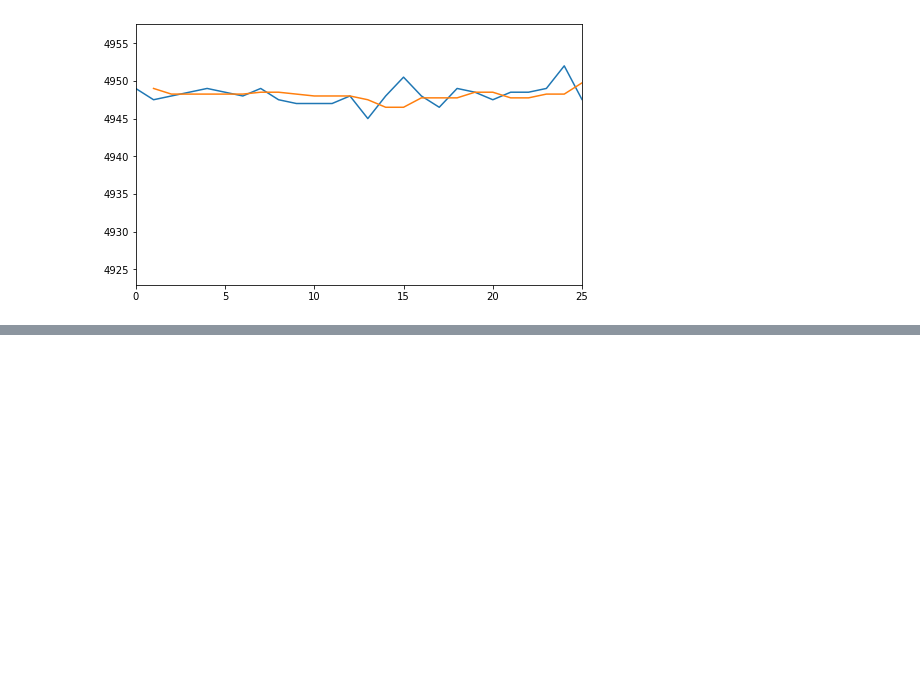
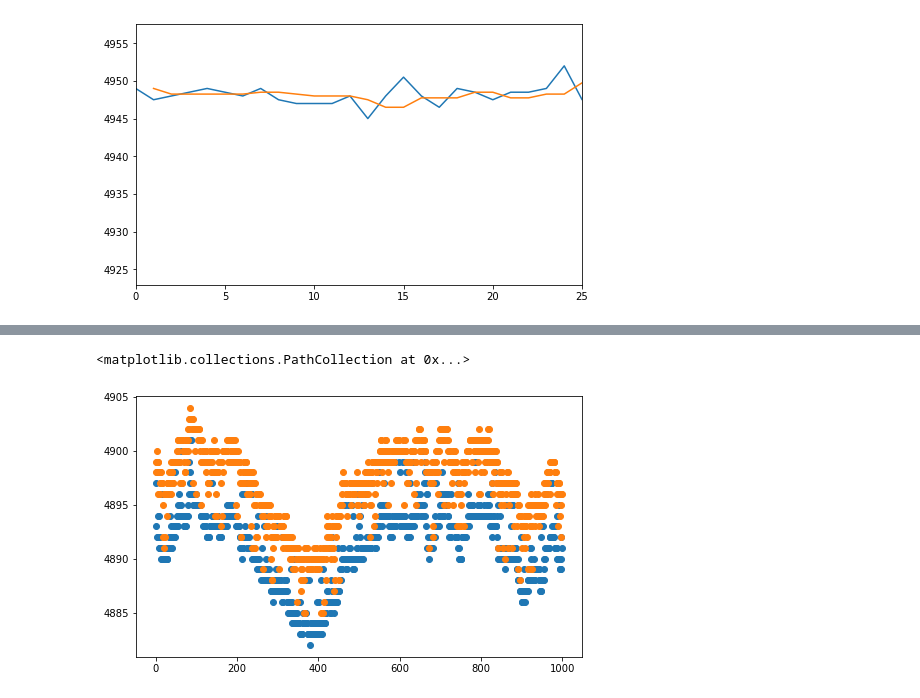
Before and after one commit to MichalOkon/imc_prosperity, a Jupyter notebook: testing.ipynb, the cells around one changed output, grey strips where cells are left out. Cells and saved outputs as stored; diff of their text form; code cells hidden in the pictures; blank space fills up the shorter version.

```diff
--- a/testing.ipynb
+++ b/testing.ipynb
@@ -307,0 +282,6 @@ plt.fill_between(midprice.index, y_hat + 2*s, y_hat - 2*s, color='orange')
+# %%
+plt.scatter(bnn.index, bnn['bid_price_1'])
+plt.scatter(bnn.index, bnn['ask_price_1'])
+# %% [output]
+<matplotlib.collections.PathCollection at 0x...>
+[figure, added]
```
Also changed, not shown: parts of 29 cells of this notebook, 1 other file.
